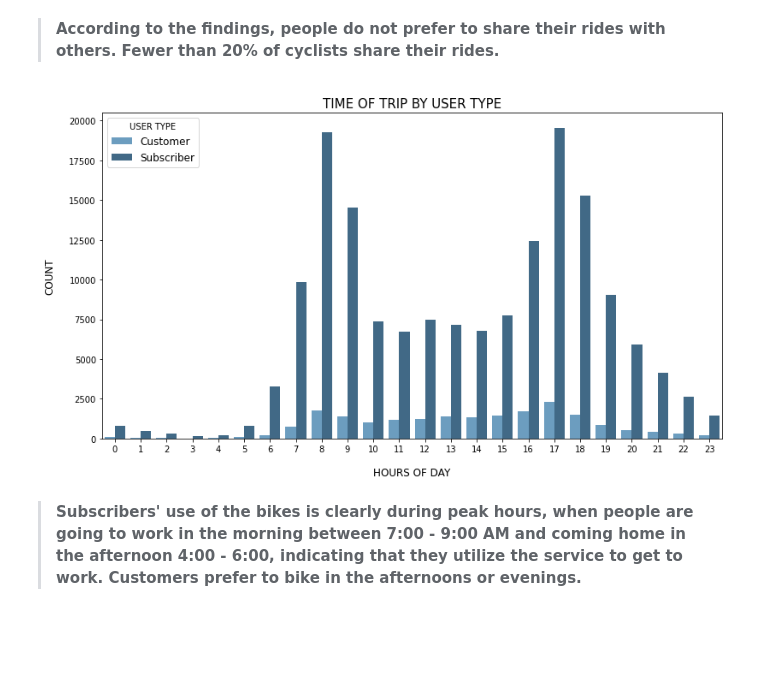
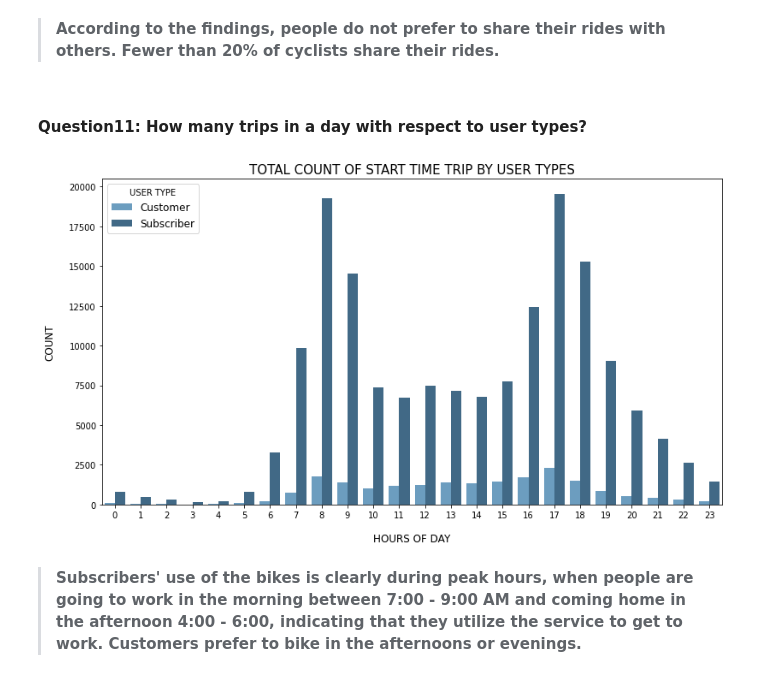
Before and after one commit to Niharika14/DataAnalystNanoDegree, a Jupyter notebook: Project submission/Exploration_data_Visualization/exploration_data_visualization_fordgobike_2019.ipynb, the cells around one changed output. Drawn from its saved outputs; the diff is of its cells as text; code cells hidden in the pictures; blank space fills up the shorter version.

```diff
--- a/Project submission/Exploration_data_Visualization/exploration_data_visualization_fordgobike_2019.ipynb
+++ b/Project submission/Exploration_data_Visualization/exploration_data_visualization_fordgobike_2019.ipynb
@@ -602,22 +645,26 @@ plt.legend(title='WEEKS',loc='upper right',prop={"size":12});
 [figure]
 # %% [markdown]
 > __According to the findings, people do not prefer to share their rides with others. Fewer than 20% of cyclists share their rides.__
+# %% [markdown]
+#### Question11: How many trips in a day with respect to user types?
 # %%
-#figure12
+#figure11
 
 plt.subplots(figsize = (13,7))
 
 sb.countplot(data=fordgobike_copy,
              x='trip_hour',
              hue='user_type',
              palette="Blues_d")
 
 #Using predefined functions to format title,labels
-plotformat('TIME OF TRIP BY USER TYPE', 'HOURS OF DAY', 'COUNT')
+plotformat('TOTAL COUNT OF START TIME TRIP BY USER TYPES', 'HOURS OF DAY', 'COUNT')
 
-plt.legend(title='USER TYPE',loc='upper left',prop={"size":12});
+plt.legend(title='USER TYPE',loc='upper left',prop={"size":12})
+
+plt.savefig("graph\TOTAL COUNT OF START TIME TRIP BY USER TYPES"); # save as png
 # %% [output]
-[figure, old version]
+[figure, new version]
 # %% [markdown]
 > __Subscribers' use of the bikes is clearly during peak hours, when people are going to work in the morning between 7:00 - 9:00 AM and coming home in the afternoon 4:00 - 6:00, indicating that they utilize the service to get to work. Customers prefer to bike in the afternoons or evenings.__
 # %% [markdown]
```
Also changed, not shown: parts of 33 cells of this notebook, 21 other files.
